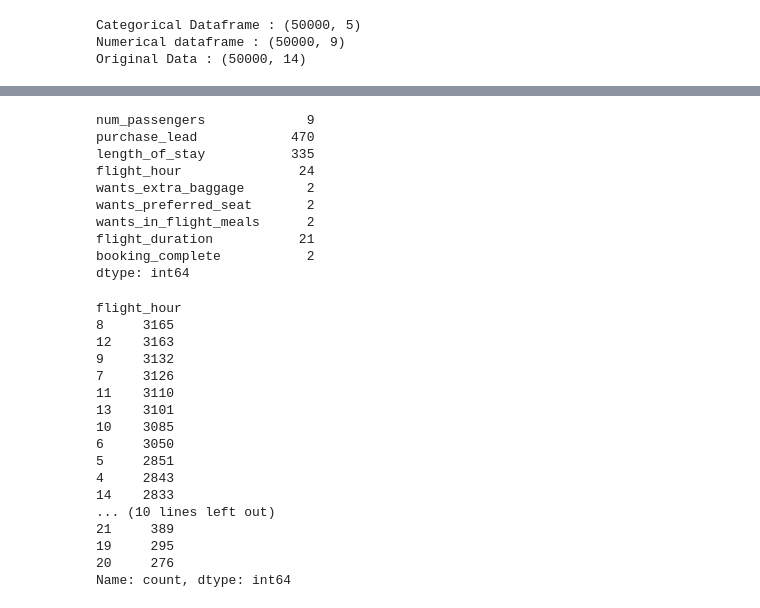
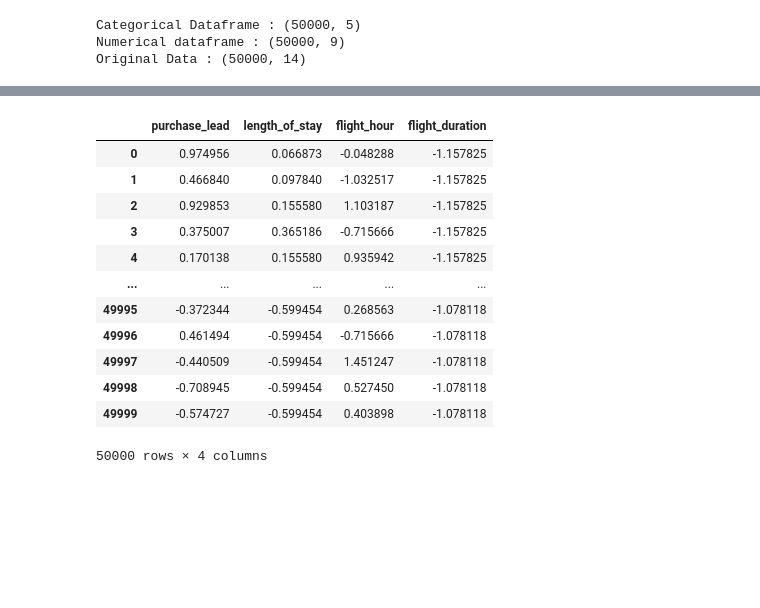
Before and after one commit to Ds2023/British_Airways_Predictive_Booking_Model, a Jupyter notebook: notebooks/eda.ipynb, the cells around one changed output, grey strips where cells are left out. Cells and saved outputs as stored; diff of their text form; code cells hidden in the pictures; blank space fills up the shorter version.

```diff
--- a/notebooks/eda.ipynb
+++ b/notebooks/eda.ipynb
@@ -1131,33 +981,3 @@ Since you mentioned imbalanced classes, techniques like oversampling the minorit
-# %%
-num_df.nunique()
-# %% [output]
-num_passengers             9
-purchase_lead            470
-length_of_stay           335
-flight_hour               24
-wants_extra_baggage        2
-wants_preferred_seat       2
-wants_in_flight_meals      2
-flight_duration           21
-booking_complete           2
-dtype: int64
-# %%
-num_df['flight_hour'].value_counts()
-# %% [output]
-flight_hour
-8     3165
-12    3163
-9     3132
-7     3126
-11    3110
-13    3101
-10    3085
-6     3050
-5     2851
-4     2843
-14    2833
-... (10 lines left out)
-21     389
-19     295
-20     276
-Name: count, dtype: int64
+# %%
+standard_columns = ['flight_hour','flight_duration']
+robust_columns = ['purchase_lead','length_of_stay']
@@ -1163,0 +986,22 @@ Name: count, dtype: int64
+# %%
+std_scaler = StandardScaler()
+rob_scaler = RobustScaler()
+
+data[standard_columns] = std_scaler.fit_transform(data[standard_columns])
+data[robust_columns] = rob_scaler.fit_transform(data[robust_columns])
+# %%
+data[columns_to_transform_2]
+# %% [output]
+|  | purchase_lead | length_of_stay | flight_hour | flight_duration |
+| 0 | 0.974956 | 0.066873 | -0.048288 | -1.157825 |
+| 1 | 0.466840 | 0.097840 | -1.032517 | -1.157825 |
+| 2 | 0.929853 | 0.155580 | 1.103187 | -1.157825 |
+| 3 | 0.375007 | 0.365186 | -0.715666 | -1.157825 |
+| 4 | 0.170138 | 0.155580 | 0.935942 | -1.157825 |
+| ... | ... | ... | ... | ... |
+| 49995 | -0.372344 | -0.599454 | 0.268563 | -1.078118 |
+| 49996 | 0.461494 | -0.599454 | -0.715666 | -1.078118 |
+| 49997 | -0.440509 | -0.599454 | 1.451247 | -1.078118 |
+| 49998 | -0.708945 | -0.599454 | 0.527450 | -1.078118 |
+| 49999 | -0.574727 | -0.599454 | 0.403898 | -1.078118 |
+50000 rows × 4 columns
```
Also changed, not shown: parts of 21 cells of this notebook.
